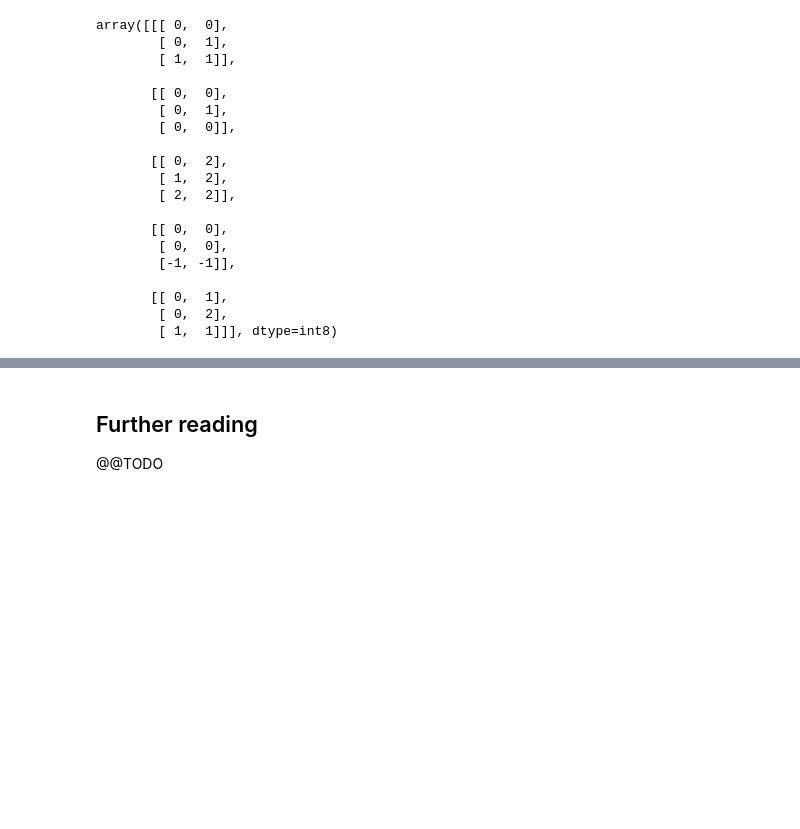
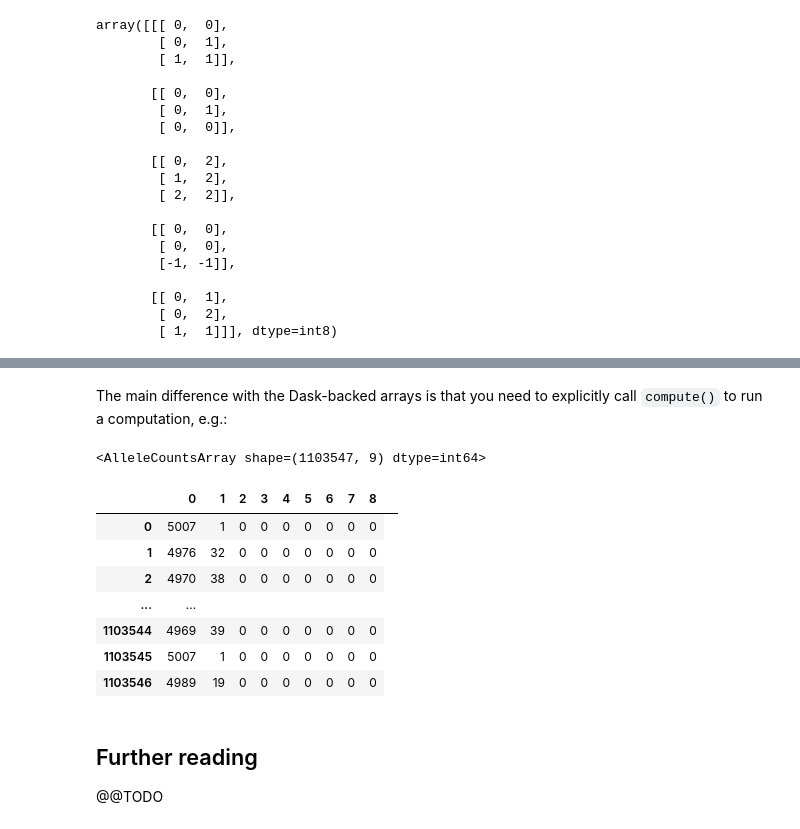
Before and after one commit to alimanfoo/alimanfoo.github.io, a Jupyter notebook: _posts/2017-06-14-read-vcf.ipynb, the cells around one changed output, grey strips where cells are left out. Cells and saved outputs as stored; diff of their text form; code cells hidden in the pictures; blank space fills up the shorter version.

```diff
--- a/_posts/2017-06-14-read-vcf.ipynb
+++ b/_posts/2017-06-14-read-vcf.ipynb
@@ -665,3 +903,18 @@ array([[[ 0,  0],
+# %% [markdown]
+The main difference with the Dask-backed arrays is that you need to explicitly call `compute()` to run a computation, e.g.:
+# %%
+ac = gt.count_alleles(max_allele=8).compute()
+ac
+# %% [output]
+<AlleleCountsArray shape=(1103547, 9) dtype=int64>
+|  | 0 | 1 | 2 | 3 | 4 | 5 | 6 | 7 | 8 |
+| 0 | 5007 | 1 | 0 | 0 | 0 | 0 | 0 | 0 | 0 |
+| 1 | 4976 | 32 | 0 | 0 | 0 | 0 | 0 | 0 | 0 |
+| 2 | 4970 | 38 | 0 | 0 | 0 | 0 | 0 | 0 | 0 |
+| ... | ... |  |  |  |  |  |  |  |  |  |
+| 1103544 | 4969 | 39 | 0 | 0 | 0 | 0 | 0 | 0 | 0 |
+| 1103545 | 5007 | 1 | 0 | 0 | 0 | 0 | 0 | 0 | 0 |
+| 1103546 | 4989 | 19 | 0 | 0 | 0 | 0 | 0 | 0 | 0 |
 # %% [markdown]
 ## Further reading
 
```
Also changed, not shown: parts of 56 cells of this notebook, 15 other files.
